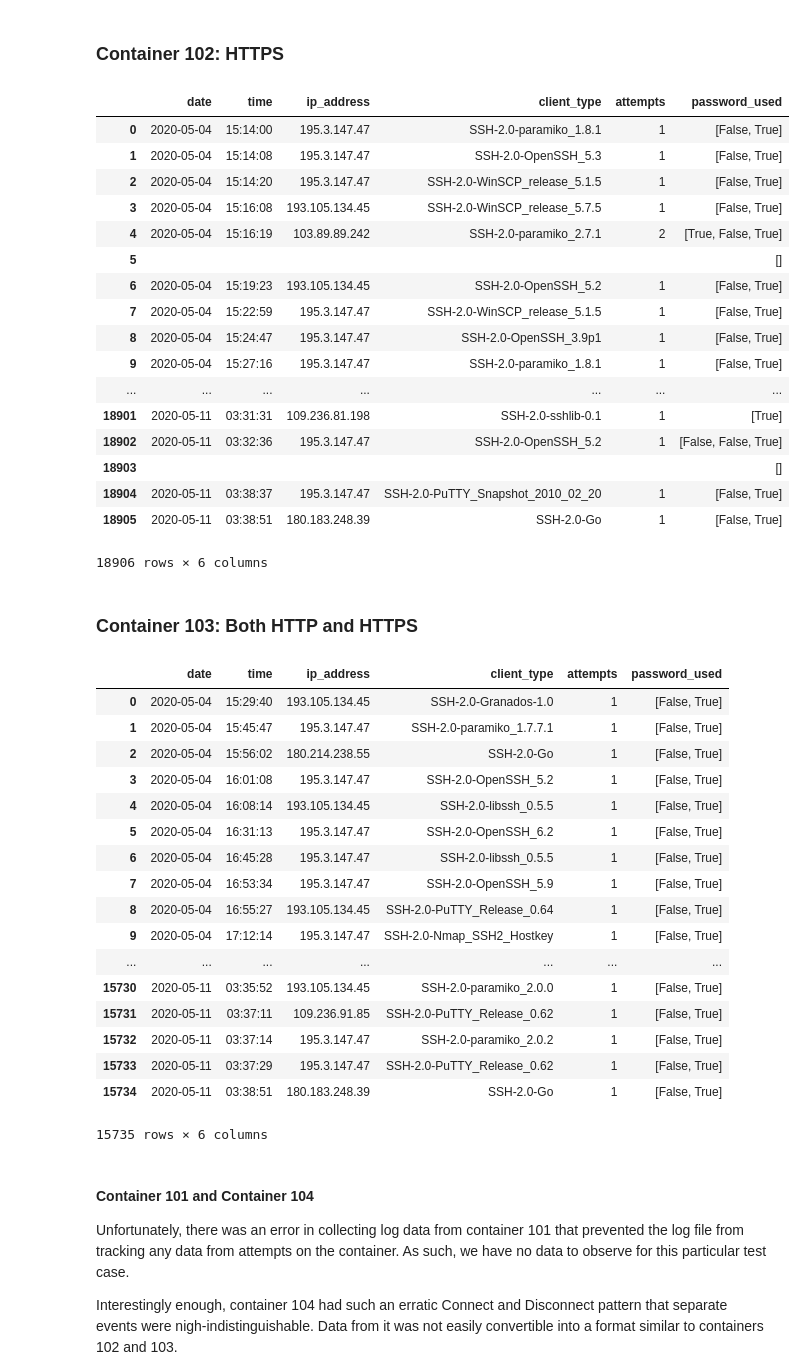
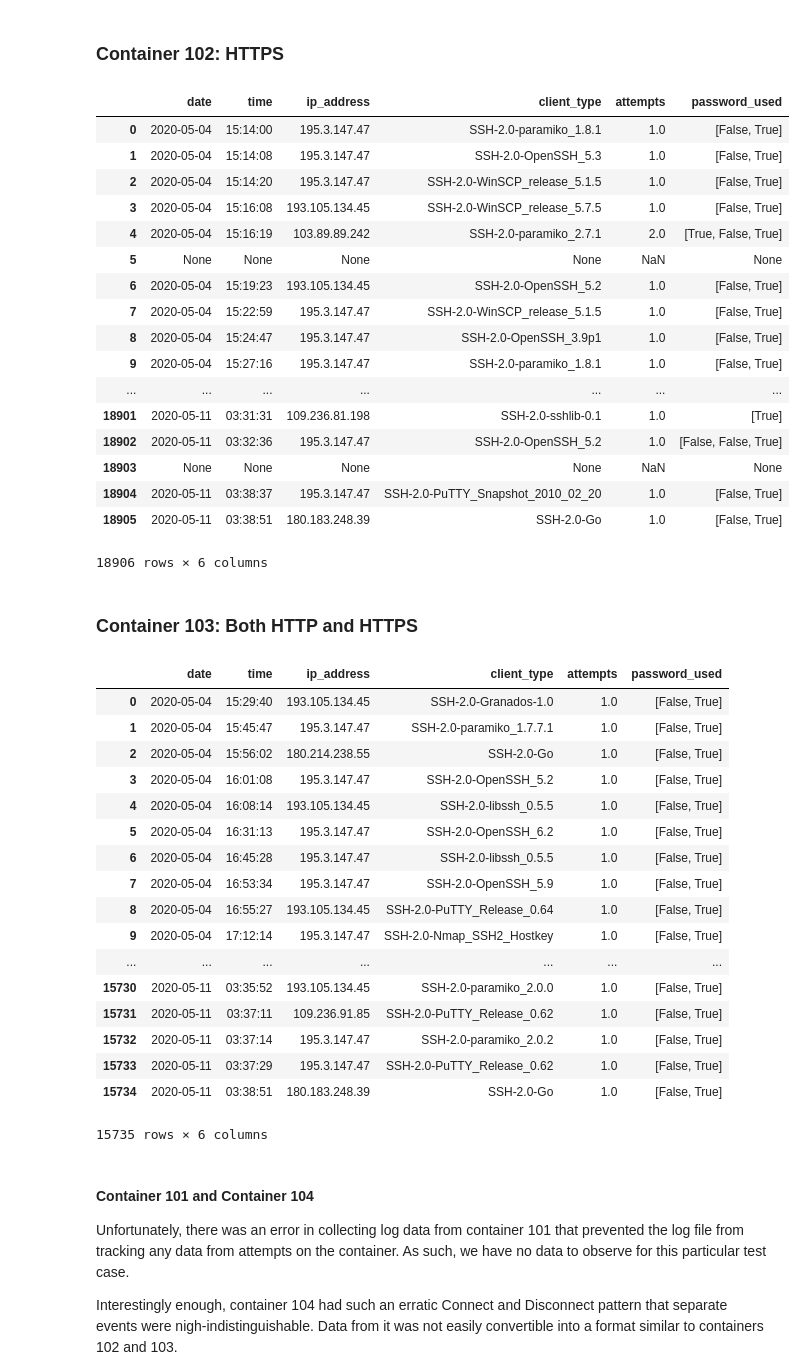
Before and after one commit to AkiPraveen/HACS202-data-analysis, a Jupyter notebook: notebooks/202-data-analysis.ipynb, the cells around one changed output. Cells and saved outputs as stored; diff of their text form; code cells hidden in the pictures.

```diff
--- a/notebooks/202-data-analysis.ipynb
+++ b/notebooks/202-data-analysis.ipynb
@@ -93,7 +101,7 @@ def analyze_attack(fp):
     else:
         # not a distinct 'attack'- move to next event
         read_until_next(fp)
-        return ["", "", "", "", "", []]
+        return [None, None, None, None, None, None]
 
 
 def read_until_next(fp):
@@ -113,49 +121,49 @@ def read_until_next(fp):
 mitm_data_102 = []
 mitm_data_103 = []
 
 # open all 3 files and analyze them
 
 with open('../raw_data/mitm_files/mitm_file102', 'r') as fp:
     # fp is now our file pointer to the mitm data file.
 
     # skip the five lines at the top
     line = fp.readline()
     line = fp.readline()
     line = fp.readline()
     line = fp.readline()
     line = fp.readline()
 
 
     while line:
         curr = analyze_attack(fp)
         if curr is None:
             break
         else:
             mitm_data_102.append(curr)
 
 
 
 # move the contents of data to a dataframe
 mitm_df_102 = pd.DataFrame(mitm_data_102, columns = ['date', 'time', 'ip_address', 'client_type', 'attempts', 'password_used' ])
 mitm_df_102
 # %% [output]
 |  | date | time | ip_address | client_type | attempts | password_used |
-| 0 | 2020-05-04 | 15:14:00 | 195.3.147.47 | SSH-2.0-paramiko_1.8.1 | 1 | [False, True] |
-| 1 | 2020-05-04 | 15:14:08 | 195.3.147.47 | SSH-2.0-OpenSSH_5.3 | 1 | [False, True] |
-| 2 | 2020-05-04 | 15:14:20 | 195.3.147.47 | SSH-2.0-WinSCP_release_5.1.5 | 1 | [False, True] |
-| 3 | 2020-05-04 | 15:16:08 | 193.105.134.45 | SSH-2.0-WinSCP_release_5.7.5 | 1 | [False, True] |
-| 4 | 2020-05-04 | 15:16:19 | 103.89.89.242 | SSH-2.0-paramiko_2.7.1 | 2 | [True, False, True] |
-| 5 |  |  |  |  |  | [] |
-| 6 | 2020-05-04 | 15:19:23 | 193.105.134.45 | SSH-2.0-OpenSSH_5.2 | 1 | [False, True] |
-| 7 | 2020-05-04 | 15:22:59 | 195.3.147.47 | SSH-2.0-WinSCP_release_5.1.5 | 1 | [False, True] |
-| 8 | 2020-05-04 | 15:24:47 | 195.3.147.47 | SSH-2.0-OpenSSH_3.9p1 | 1 | [False, True] |
-| 9 | 2020-05-04 | 15:27:16 | 195.3.147.47 | SSH-2.0-paramiko_1.8.1 | 1 | [False, True] |
+| 0 | 2020-05-04 | 15:14:00 | 195.3.147.47 | SSH-2.0-paramiko_1.8.1 | 1.0 | [False, True] |
+| 1 | 2020-05-04 | 15:14:08 | 195.3.147.47 | SSH-2.0-OpenSSH_5.3 | 1.0 | [False, True] |
+| 2 | 2020-05-04 | 15:14:20 | 195.3.147.47 | SSH-2.0-WinSCP_release_5.1.5 | 1.0 | [False, True] |
+| 3 | 2020-05-04 | 15:16:08 | 193.105.134.45 | SSH-2.0-WinSCP_release_5.7.5 | 1.0 | [False, True] |
+| 4 | 2020-05-04 | 15:16:19 | 103.89.89.242 | SSH-2.0-paramiko_2.7.1 | 2.0 | [True, False, True] |
+| 5 | None | None | None | None | NaN | None |
+| 6 | 2020-05-04 | 15:19:23 | 193.105.134.45 | SSH-2.0-OpenSSH_5.2 | 1.0 | [False, True] |
+| 7 | 2020-05-04 | 15:22:59 | 195.3.147.47 | SSH-2.0-WinSCP_release_5.1.5 | 1.0 | [False, True] |
+| 8 | 2020-05-04 | 15:24:47 | 195.3.147.47 | SSH-2.0-OpenSSH_3.9p1 | 1.0 | [False, True] |
+| 9 | 2020-05-04 | 15:27:16 | 195.3.147.47 | SSH-2.0-paramiko_1.8.1 | 1.0 | [False, True] |
 | ... | ... | ... | ... | ... | ... | ... |
-| 18901 | 2020-05-11 | 03:31:31 | 109.236.81.198 | SSH-2.0-sshlib-0.1 | 1 | [True] |
-| 18902 | 2020-05-11 | 03:32:36 | 195.3.147.47 | SSH-2.0-OpenSSH_5.2 | 1 | [False, False, True] |
-| 18903 |  |  |  |  |  | [] |
-| 18904 | 2020-05-11 | 03:38:37 | 195.3.147.47 | SSH-2.0-PuTTY_Snapshot_2010_02_20 | 1 | [False, True] |
-| 18905 | 2020-05-11 | 03:38:51 | 180.183.248.39 | SSH-2.0-Go | 1 | [False, True] |
+| 18901 | 2020-05-11 | 03:31:31 | 109.236.81.198 | SSH-2.0-sshlib-0.1 | 1.0 | [True] |
+| 18902 | 2020-05-11 | 03:32:36 | 195.3.147.47 | SSH-2.0-OpenSSH_5.2 | 1.0 | [False, False, True] |
+| 18903 | None | None | None | None | NaN | None |
+| 18904 | 2020-05-11 | 03:38:37 | 195.3.147.47 | SSH-2.0-PuTTY_Snapshot_2010_02_20 | 1.0 | [False, True] |
+| 18905 | 2020-05-11 | 03:38:51 | 180.183.248.39 | SSH-2.0-Go | 1.0 | [False, True] |
 18906 rows × 6 columns
 # %% [markdown]
 ### Container 103: Both HTTP and HTTPS
@@ -184,22 +192,22 @@ mitm_df_103 = pd.DataFrame(mitm_data_103, columns = ['date', 'time', 'ip_address
 mitm_df_103
 # %% [output]
 |  | date | time | ip_address | client_type | attempts | password_used |
-| 0 | 2020-05-04 | 15:29:40 | 193.105.134.45 | SSH-2.0-Granados-1.0 | 1 | [False, True] |
-| 1 | 2020-05-04 | 15:45:47 | 195.3.147.47 | SSH-2.0-paramiko_1.7.7.1 | 1 | [False, True] |
-| 2 | 2020-05-04 | 15:56:02 | 180.214.238.55 | SSH-2.0-Go | 1 | [False, True] |
-| 3 | 2020-05-04 | 16:01:08 | 195.3.147.47 | SSH-2.0-OpenSSH_5.2 | 1 | [False, True] |
-| 4 | 2020-05-04 | 16:08:14 | 193.105.134.45 | SSH-2.0-libssh_0.5.5 | 1 | [False, True] |
-| 5 | 2020-05-04 | 16:31:13 | 195.3.147.47 | SSH-2.0-OpenSSH_6.2 | 1 | [False, True] |
-| 6 | 2020-05-04 | 16:45:28 | 195.3.147.47 | SSH-2.0-libssh_0.5.5 | 1 | [False, True] |
-| 7 | 2020-05-04 | 16:53:34 | 195.3.147.47 | SSH-2.0-OpenSSH_5.9 | 1 | [False, True] |
-| 8 | 2020-05-04 | 16:55:27 | 193.105.134.45 | SSH-2.0-PuTTY_Release_0.64 | 1 | [False, True] |
-| 9 | 2020-05-04 | 17:12:14 | 195.3.147.47 | SSH-2.0-Nmap_SSH2_Hostkey | 1 | [False, True] |
+| 0 | 2020-05-04 | 15:29:40 | 193.105.134.45 | SSH-2.0-Granados-1.0 | 1.0 | [False, True] |
+| 1 | 2020-05-04 | 15:45:47 | 195.3.147.47 | SSH-2.0-paramiko_1.7.7.1 | 1.0 | [False, True] |
+| 2 | 2020-05-04 | 15:56:02 | 180.214.238.55 | SSH-2.0-Go | 1.0 | [False, True] |
+| 3 | 2020-05-04 | 16:01:08 | 195.3.147.47 | SSH-2.0-OpenSSH_5.2 | 1.0 | [False, True] |
+| 4 | 2020-05-04 | 16:08:14 | 193.105.134.45 | SSH-2.0-libssh_0.5.5 | 1.0 | [False, True] |
+| 5 | 2020-05-04 | 16:31:13 | 195.3.147.47 | SSH-2.0-OpenSSH_6.2 | 1.0 | [False, True] |
+| 6 | 2020-05-04 | 16:45:28 | 195.3.147.47 | SSH-2.0-libssh_0.5.5 | 1.0 | [False, True] |
+| 7 | 2020-05-04 | 16:53:34 | 195.3.147.47 | SSH-2.0-OpenSSH_5.9 | 1.0 | [False, True] |
+| 8 | 2020-05-04 | 16:55:27 | 193.105.134.45 | SSH-2.0-PuTTY_Release_0.64 | 1.0 | [False, True] |
+| 9 | 2020-05-04 | 17:12:14 | 195.3.147.47 | SSH-2.0-Nmap_SSH2_Hostkey | 1.0 | [False, True] |
 | ... | ... | ... | ... | ... | ... | ... |
-| 15730 | 2020-05-11 | 03:35:52 | 193.105.134.45 | SSH-2.0-paramiko_2.0.0 | 1 | [False, True] |
-| 15731 | 2020-05-11 | 03:37:11 | 109.236.91.85 | SSH-2.0-PuTTY_Release_0.62 | 1 | [False, True] |
-| 15732 | 2020-05-11 | 03:37:14 | 195.3.147.47 | SSH-2.0-paramiko_2.0.2 | 1 | [False, True] |
-| 15733 | 2020-05-11 | 03:37:29 | 195.3.147.47 | SSH-2.0-PuTTY_Release_0.62 | 1 | [False, True] |
-| 15734 | 2020-05-11 | 03:38:51 | 180.183.248.39 | SSH-2.0-Go | 1 | [False, True] |
+| 15730 | 2020-05-11 | 03:35:52 | 193.105.134.45 | SSH-2.0-paramiko_2.0.0 | 1.0 | [False, True] |
+| 15731 | 2020-05-11 | 03:37:11 | 109.236.91.85 | SSH-2.0-PuTTY_Release_0.62 | 1.0 | [False, True] |
+| 15732 | 2020-05-11 | 03:37:14 | 195.3.147.47 | SSH-2.0-paramiko_2.0.2 | 1.0 | [False, True] |
+| 15733 | 2020-05-11 | 03:37:29 | 195.3.147.47 | SSH-2.0-PuTTY_Release_0.62 | 1.0 | [False, True] |
+| 15734 | 2020-05-11 | 03:38:51 | 180.183.248.39 | SSH-2.0-Go | 1.0 | [False, True] |
 15735 rows × 6 columns
 # %% [markdown]
 #### Container 101 and Container 104
```
Also changed, not shown: parts of 21 cells of this notebook, 1 other file.
